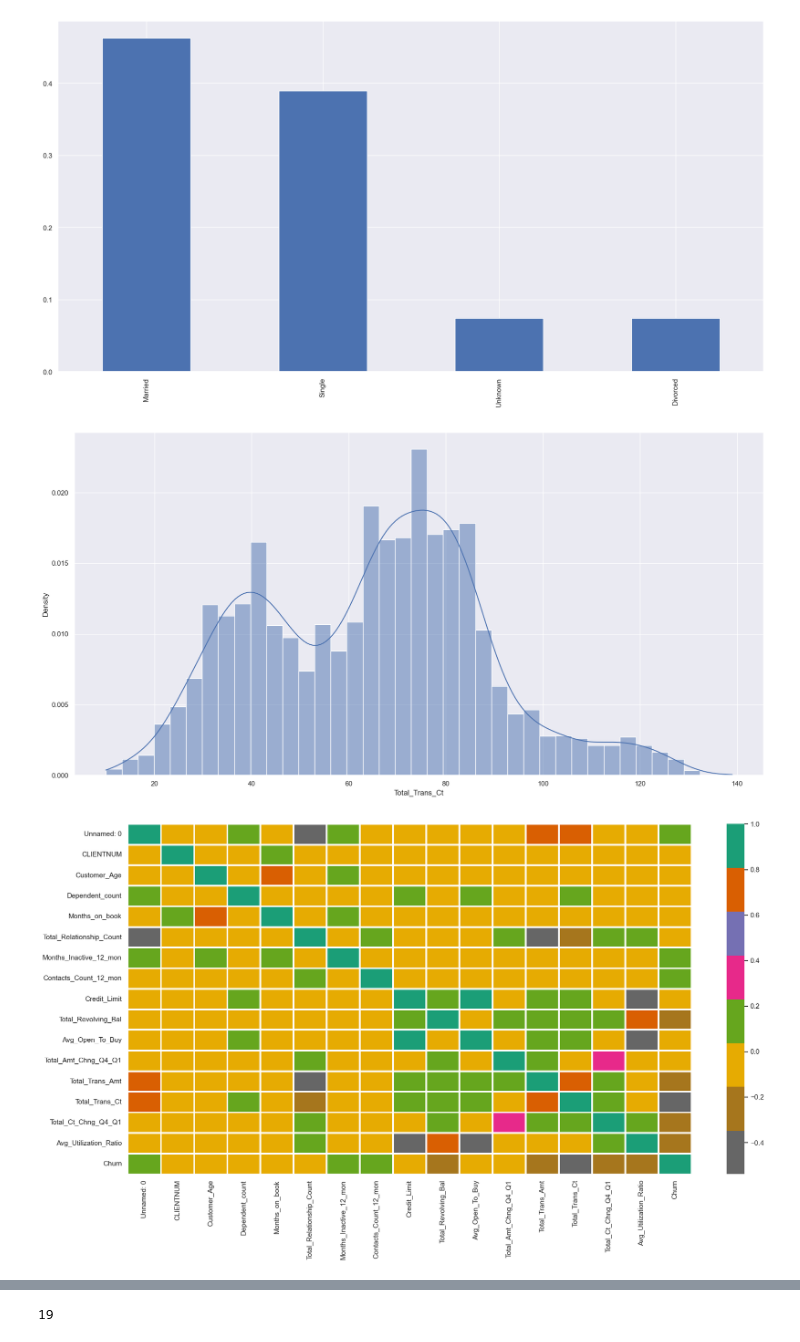
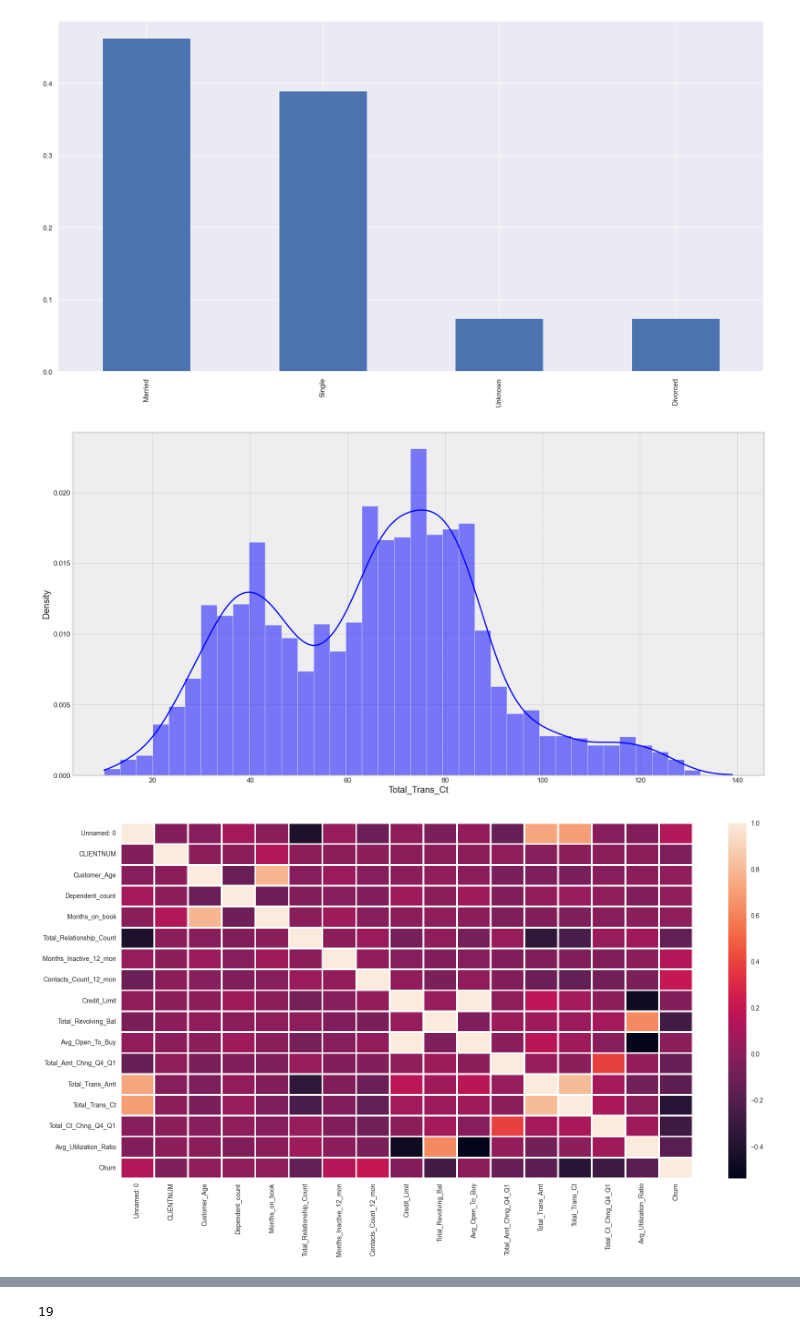
Before and after one commit to imanzaf/udacity-predict-customer-churn, a Jupyter notebook: churn_notebook.ipynb, the cells around one changed output, grey strips where cells are left out. Cells and saved outputs as stored; diff of their text form; code cells hidden in the pictures.

```diff
--- a/churn_notebook.ipynb
+++ b/churn_notebook.ipynb
@@ -98,6 +98,7 @@ df['Churn'].value_counts()
 1    1627
 Name: Churn, dtype: int64
 # %%
+plt.style.use('bmh')
 plt.figure(figsize=(20,10))
 df['Churn'].hist();
 # %% [output]
@@ -127,13 +129,14 @@ plt.figure(figsize=(20,10))
 # Show distributions of 'Total_Trans_Ct' and add a smooth curve obtained using a kernel density estimate
 sns.histplot(df['Total_Trans_Ct'], stat='density', kde=True);
 # %% [output]
-[figure, old version]
+[figure, new version]
 # %%
+plt.style.use('bmh')
 plt.figure(figsize=(20,10))
-sns.heatmap(df.corr(), annot=False, cmap='Dark2_r', linewidths = 2)
+sns.heatmap(df.corr(), annot=False, linewidths = 2)
 plt.show()
 # %% [output]
-[figure, old version]
+[figure, new version]
 # %%
 y = df['Churn']
 # %%
```
Also changed, not shown: parts of 13 cells of this notebook.
